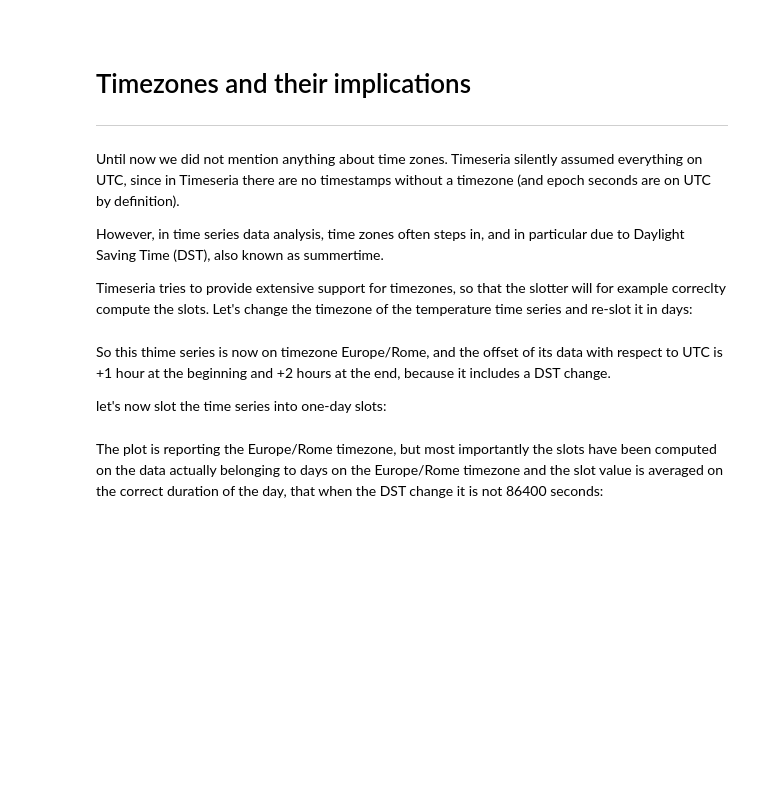
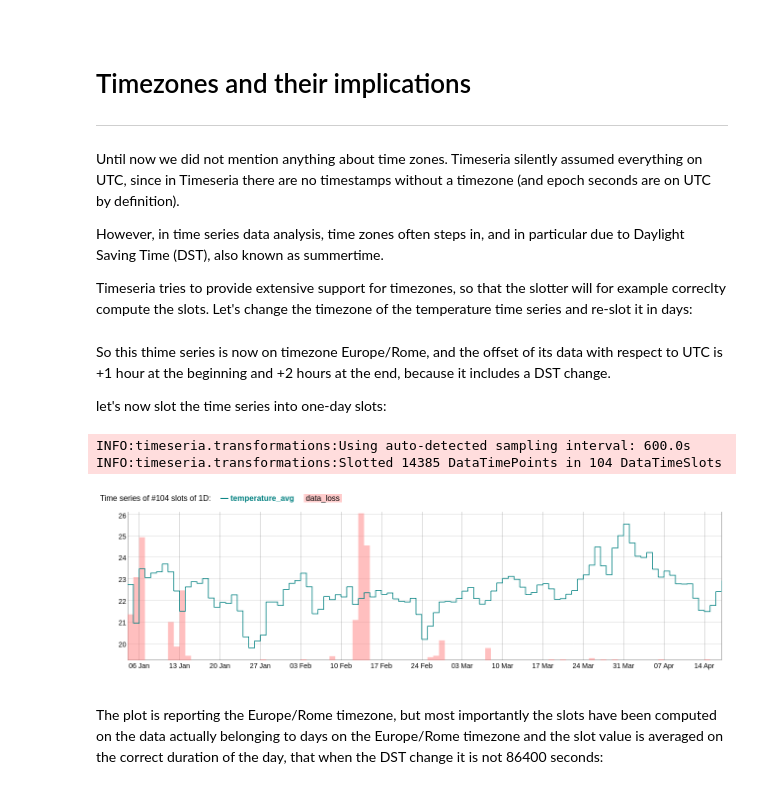
Before and after one commit to sarusso/Timeseria-notebooks, a Jupyter notebook: notebooks/Welcome.ipynb, the cells around one changed output. Cells and saved outputs as stored; diff of their text form; code cells hidden in the pictures; blank space fills up the shorter version.

Commit message:
Updated the notebooks to reflect Timeseria v0.1.6 changes, removed custom font size, and moved to image plots.

```diff
--- a/notebooks/Welcome.ipynb
+++ b/notebooks/Welcome.ipynb
@@ -573,17 +742,20 @@ However, in time series data analysis, time zones often steps in, and in particu
 
 Timeseria tries to provide extensive support for timezones, so that the slotter will for example correclty compute the slots. Let's change the timezone of the temperature time series and re-slot it in days:
 # %%
-tzaware_temperature_timeseries = temperature_timeseries.duplicate()
-tzaware_temperature_timeseries.change_timezone('Europe/Rome')
-tzaware_temperature_timeseries
+temperature_timeseries_Rome = temperature_timeseries.as_timezone('Europe/Rome')
 # %% [markdown]
 So this thime series is now on timezone Europe/Rome, and the offset of its data with respect to UTC is +1 hour at the beginning and +2 hours at the end, because it includes a DST change.
 
 let's now slot the time series into one-day slots:
 # %%
-tzaware_daily_temperature_timeseries = tzaware_temperature_timeseries.slot('1D')
+daily_temperature_timeseries_Rome = temperature_timeseries_Rome.slot('1D')
+# %% [output]
+INFO:timeseria.transformations:Using auto-detected sampling interval: 600.0s
+INFO:timeseria.transformations:Slotted 14385 DataTimePoints in 104 DataTimeSlots
 # %%
-tzaware_daily_temperature_timeseries.plot()
+daily_temperature_timeseries_Rome.plot()
+# %% [output]
+[figure, added]
 # %% [markdown]
 The plot is reporting the Europe/Rome timezone, but most importantly the slots have been computed on the data actually belonging to days on the Europe/Rome timezone and the slot value is averaged on the correct duration of the day, that when the DST change it is not 86400 seconds:
 # %%
```
Also changed, not shown: parts of 79 cells of this notebook, 3 other files.
